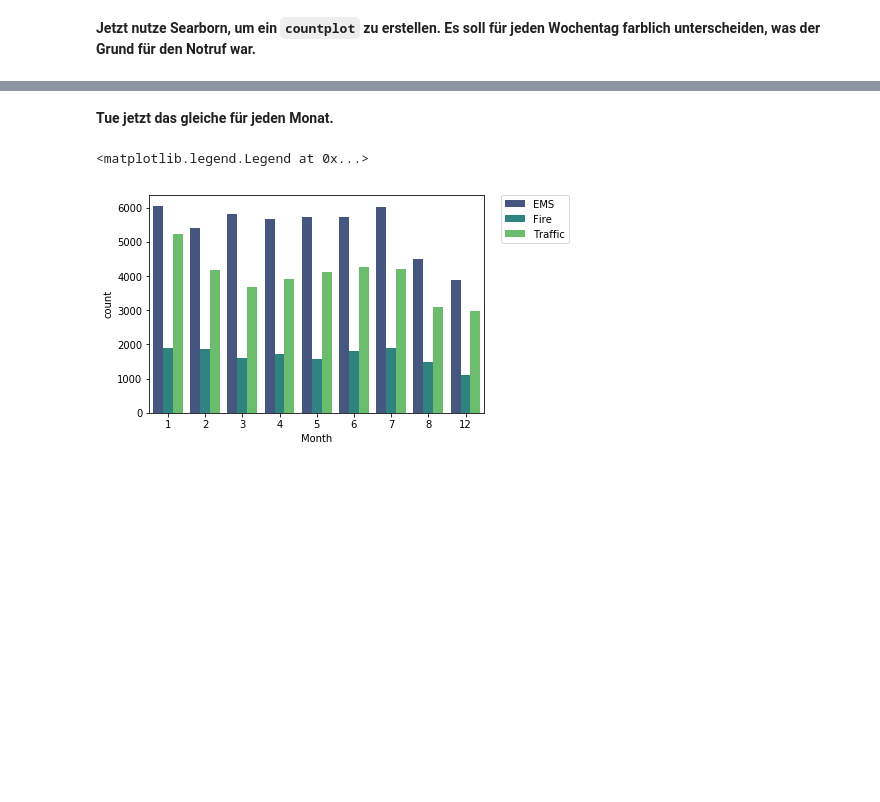
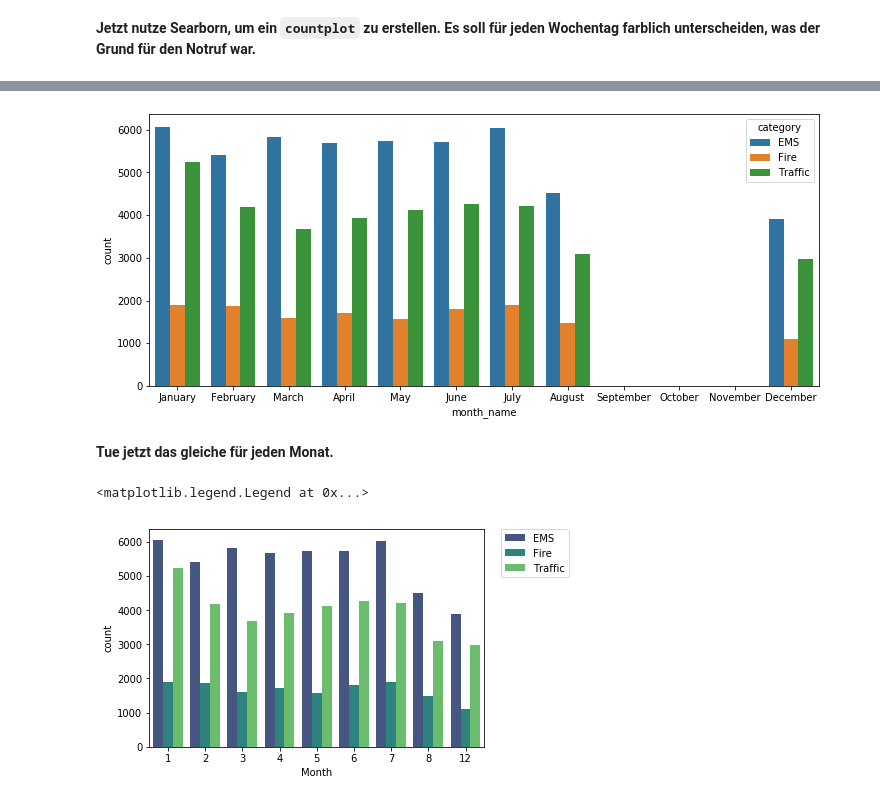
Before and after one commit to looreen/DS-ML-learning, a Jupyter notebook: DS-ML-learning.ipynb, the cells around one changed output, grey strips where cells are left out. Cells and saved outputs as stored; diff of their text form; code cells hidden in the pictures; blank space fills up the shorter version.

```diff
--- a/DS-ML-learning.ipynb
+++ b/DS-ML-learning.ipynb
@@ -196,3 +238,24 @@ Durch Jupyters *Tab-Funktion* lassen sich alle Attribute erkunden, die wir auf "
+# %%
+months = {1: 'January',
+          2: 'February',
+          3: 'March',
+          4: 'April',
+          5: 'May',
+          6: 'June',
+          7: 'July',
+          8: 'August',
+          9: 'September',
+          10: 'Oktober',
+          11: 'November',
+          12: 'December'}
+df['month_name'] = df['month'].map(months)
+# %%
+fig, ax = plt.subplots(figsize=(12, 5))
+sns.countplot('month_name', hue='category',
+              order=['January', 'February', 'March', 'April', 'May', 'June', 'July', 'August', 'September', 'October', 'November', 'December'],
+              data=df);
+# %% [output]
+[figure, added]
 # %% [markdown]
 **Tue jetzt das gleiche für jeden Monat.**
 # %%
```
Also changed, not shown: parts of 23 cells of this notebook, 1 other file.
